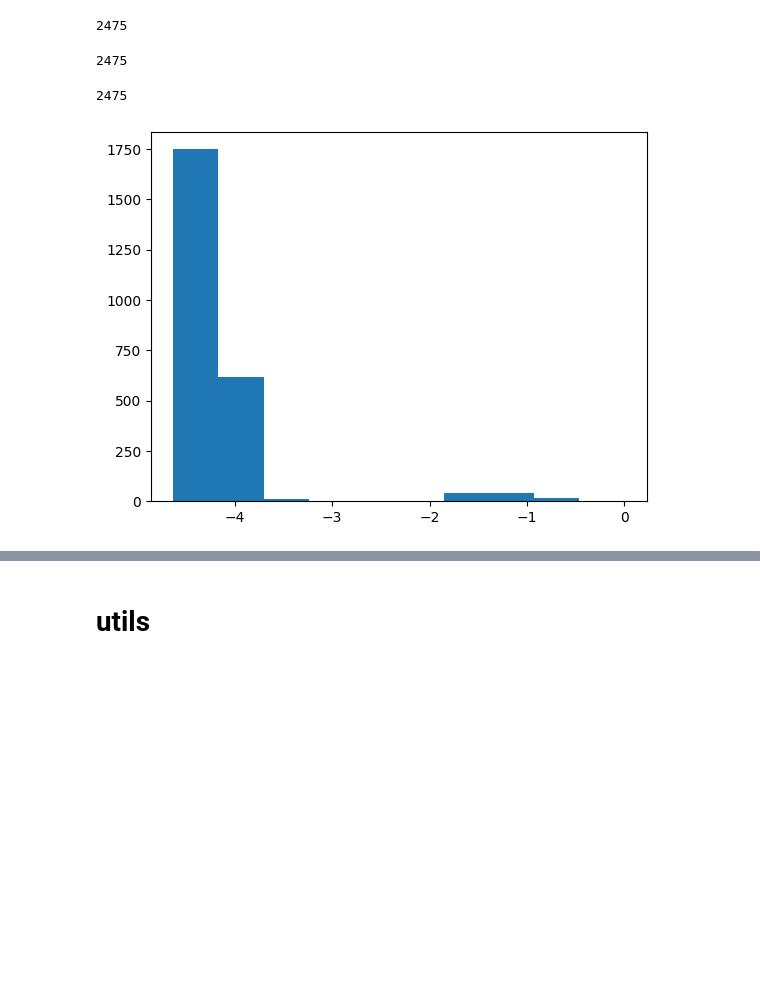
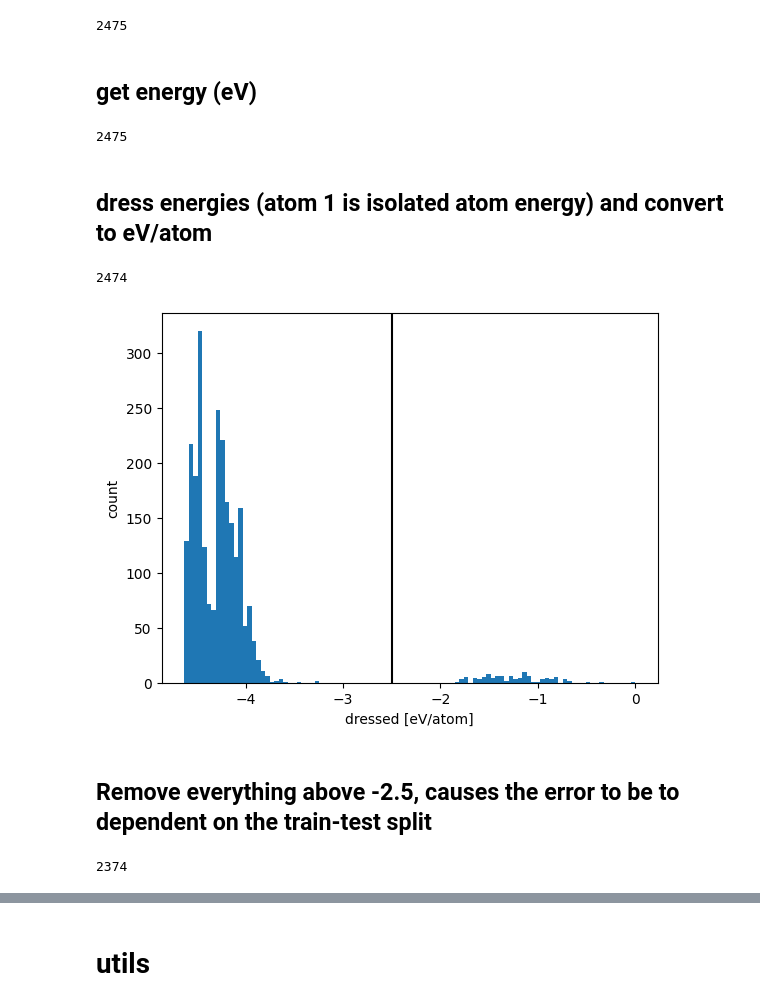
Before and after one commit to agoscinski/splinable-nn, a Jupyter notebook: splining_training.ipynb, the cells around one changed output, grey strips where cells are left out. Drawn from its saved outputs; the diff is of its cells as text; code cells hidden in the pictures; blank space fills up the shorter version.

```diff
--- a/splining_training.ipynb
+++ b/splining_training.ipynb
@@ -11,11 +13,15 @@ frames = ase.io.read('./gp_iter6_sparse9k.xml.xyz', ':')
 print(len(frames))
 # %% [output]
 2475
+# %% [markdown]
+## get energy (eV)
 # %%
 frames = [frame for frame in frames if ('dft_energy' in frame.info.keys()) or ('DFT_energy' in frame.info.keys())]
 print(len(frames))
 # %% [output]
 2475
+# %% [markdown]
+## dress energies (atom 1 is isolated atom energy) and convert to eV/atom
 # %%
 dressed_energies_per_atom = []
 # energy of one isolated Si atom
@@ -28,13 +34,20 @@ for frame in frames:
     energy /= len(frame)
     frame.info['dressed_energy_per_atom'] = energy
     dressed_energies_per_atom.append( energy )
-len(frames)
+frames = frames[1:] # the first structure causes high error
+print(len(frames))
 # %% [output]
-2475
+2474
 # %%
 dressed_energies_per_atom = np.array(dressed_energies_per_atom)
 # %%
-plt.hist(dressed_energies_per_atom)
+plt.hist(dressed_energies_per_atom, bins=100)
+plt.axvline(-2.5, color='black')
+plt.xlabel('dressed [eV/atom]')
+plt.ylabel('count')
 plt.show()
+plt.close()
 # %% [output]
-[figure, old version]
+[figure, new version]
+# %% [markdown]
+## Remove everything above -2.5, causes the error to be to dependent on the train-test split
@@ -40,0 +57,4 @@ plt.show()
+# %%
+print(len(frames))
+# %% [output]
+2374
```
Also changed, not shown: parts of 66 cells of this notebook.
